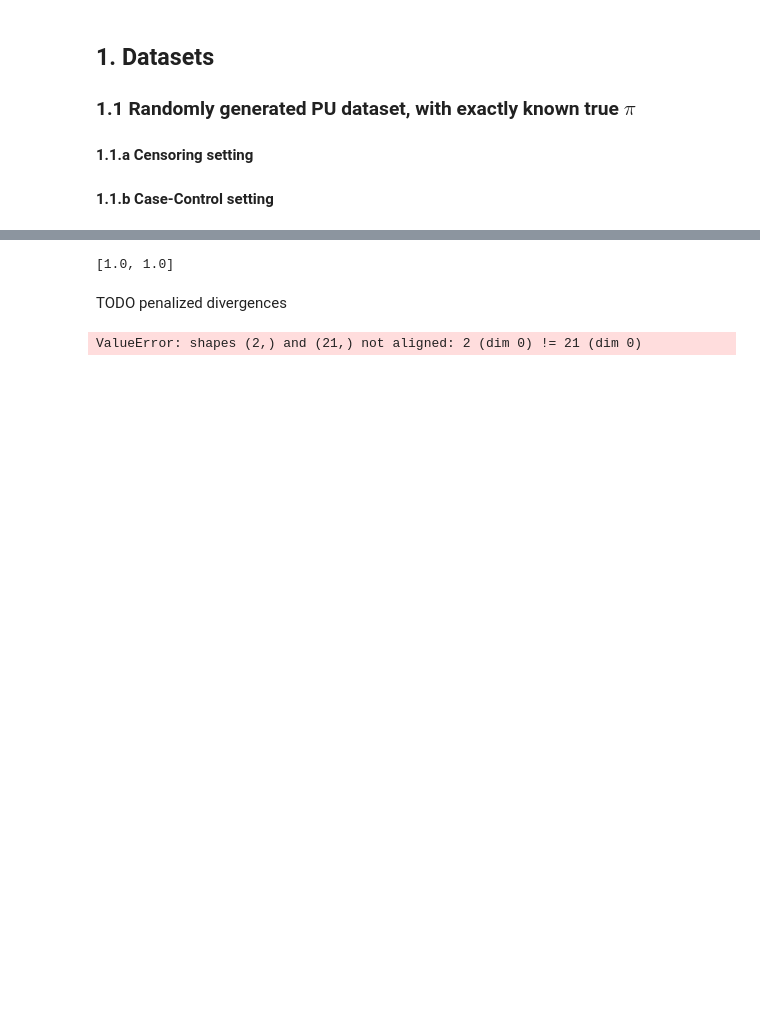
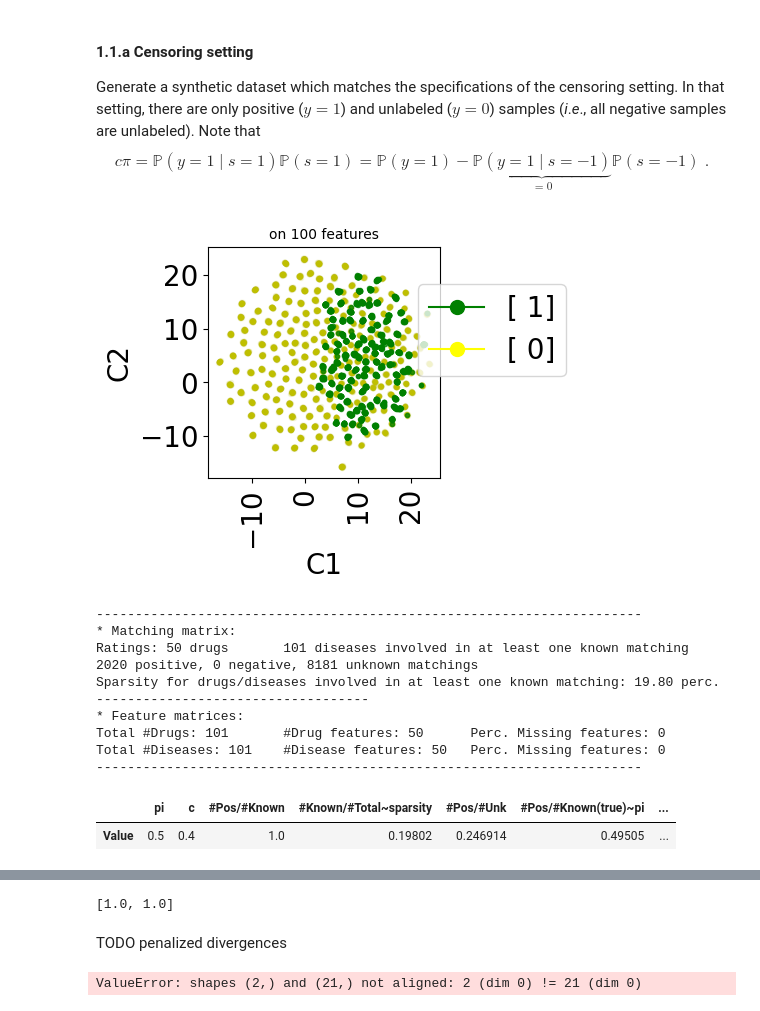
Before and after one commit to jaybee84/benchscofi, a Jupyter notebook: Class prior estimation.ipynb, the cells around one changed output, grey strips where cells are left out. Cells and saved outputs as stored; diff of their text form; code cells hidden in the pictures; blank space fills up the shorter version.

```diff
--- a/Class prior estimation.ipynb
+++ b/Class prior estimation.ipynb
@@ -26,8 +74,37 @@ To enable the following instructions: AVX2 FMA, in other operations, rebuild Ten
 # %% [markdown]
-## 1. Datasets
+#### 1.1.a  Censoring setting
 
-### 1.1 Randomly generated PU dataset, with exactly known true $\pi$
-
-#### 1.1.a Censoring setting
-
-#### 1.1.b Case-Control setting
+Generate a synthetic dataset which matches the specifications of the censoring setting. In that setting, there are only positive ($y=1$) and unlabeled ($y=0$) samples (*i*.*e*., all negative samples are unlabeled). Note that
+$$c \pi = \mathbb{P}(y=1 \mid s=1)\mathbb{P}(s=1) = \mathbb{P}(y=1)-\underbrace{\mathbb{P}(y=1 \mid s=-1)}_{=0}\mathbb{P}(s=-1)\;.$$
+# %%
+reload(benchscofi.utils.prior_estimation)
+from benchscofi.utils.prior_estimation import generate_Censoring_dataset
+
+true_args_censoring = {"pi": 0.5, "c":0.4}
+censoring_params = {}
+censoring_params.update(true_args_censoring)
+censoring_params.update(synthetic_params)
+
+censoring_di, labels_mat = generate_Censoring_dataset(**censoring_params)
+censoring_dt = stanscofi.datasets.Dataset(**censoring_di)
+censoring_dt.visualize(withzeros=True, figsize=(3,3), dimred_args={"n_neighbors": 10})
+
+censoring_dt.summary()
+
+print_naive_estimators(censoring_dt, labels_mat, true_args_censoring)
+## pi ~ #pos/#total in the true labels matrix which is OK
+## c ~ (#pos/#total)/pi in the ratings matrix which is OK
+# %% [output]
+[figure, added]
+----------------------------------------------------------------------
+* Matching matrix:
+Ratings: 50 drugs       101 diseases involved in at least one known matching
+2020 positive, 0 negative, 8181 unknown matchings
+Sparsity for drugs/diseases involved in at least one known matching: 19.80 perc.
+-----------------------------------
+* Feature matrices:
+Total #Drugs: 101       #Drug features: 50      Perc. Missing features: 0
+Total #Diseases: 101    #Disease features: 50   Perc. Missing features: 0
+----------------------------------------------------------------------
+|  | pi | c | #Pos/#Known | #Known/#Total~sparsity | #Pos/#Unk | #Pos/#Known(true)~pi | ... |
+| Value | 0.5 | 0.4 | 1.0 | 0.19802 | 0.246914 | 0.49505 | ... |
```
Also changed, not shown: parts of 30 cells of this notebook, 6 other files.
